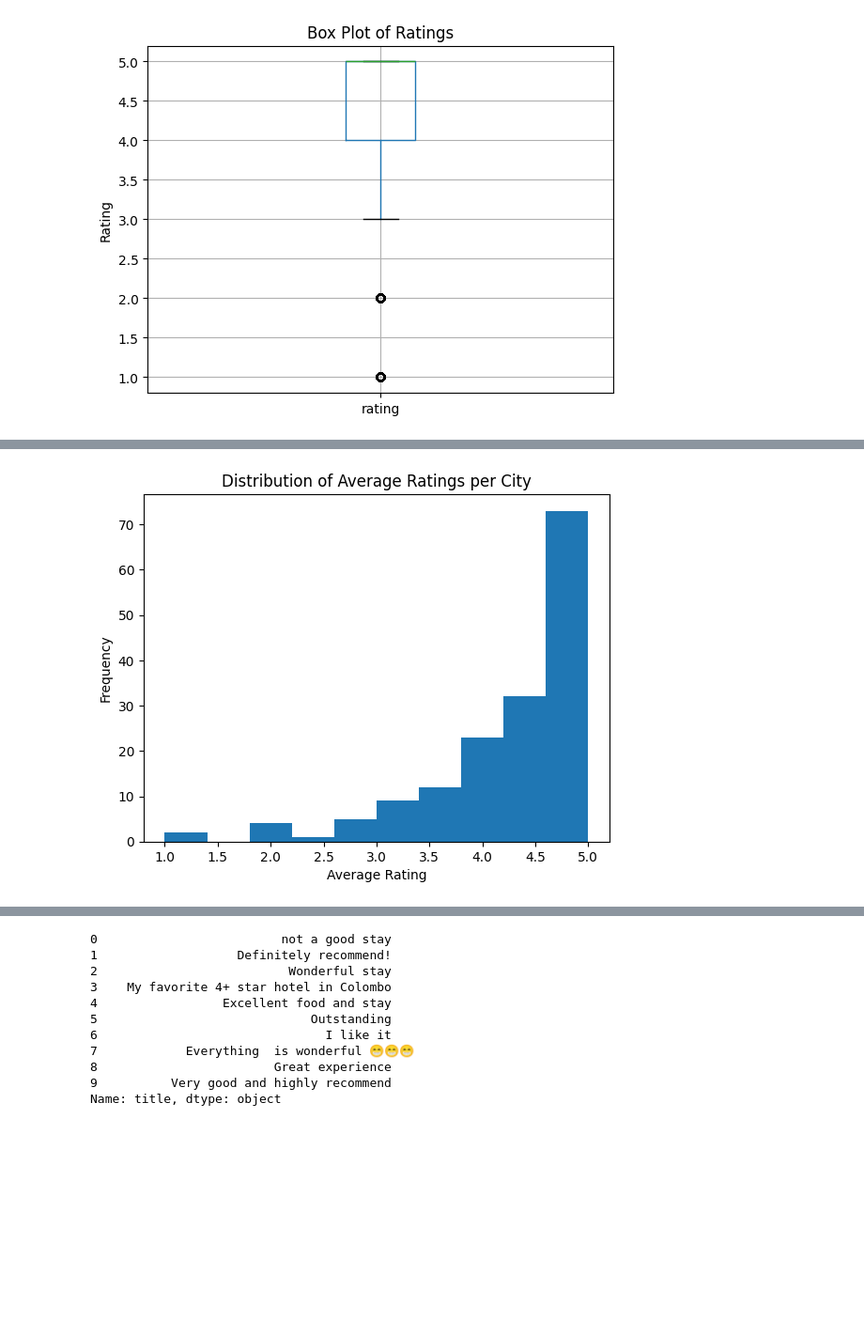
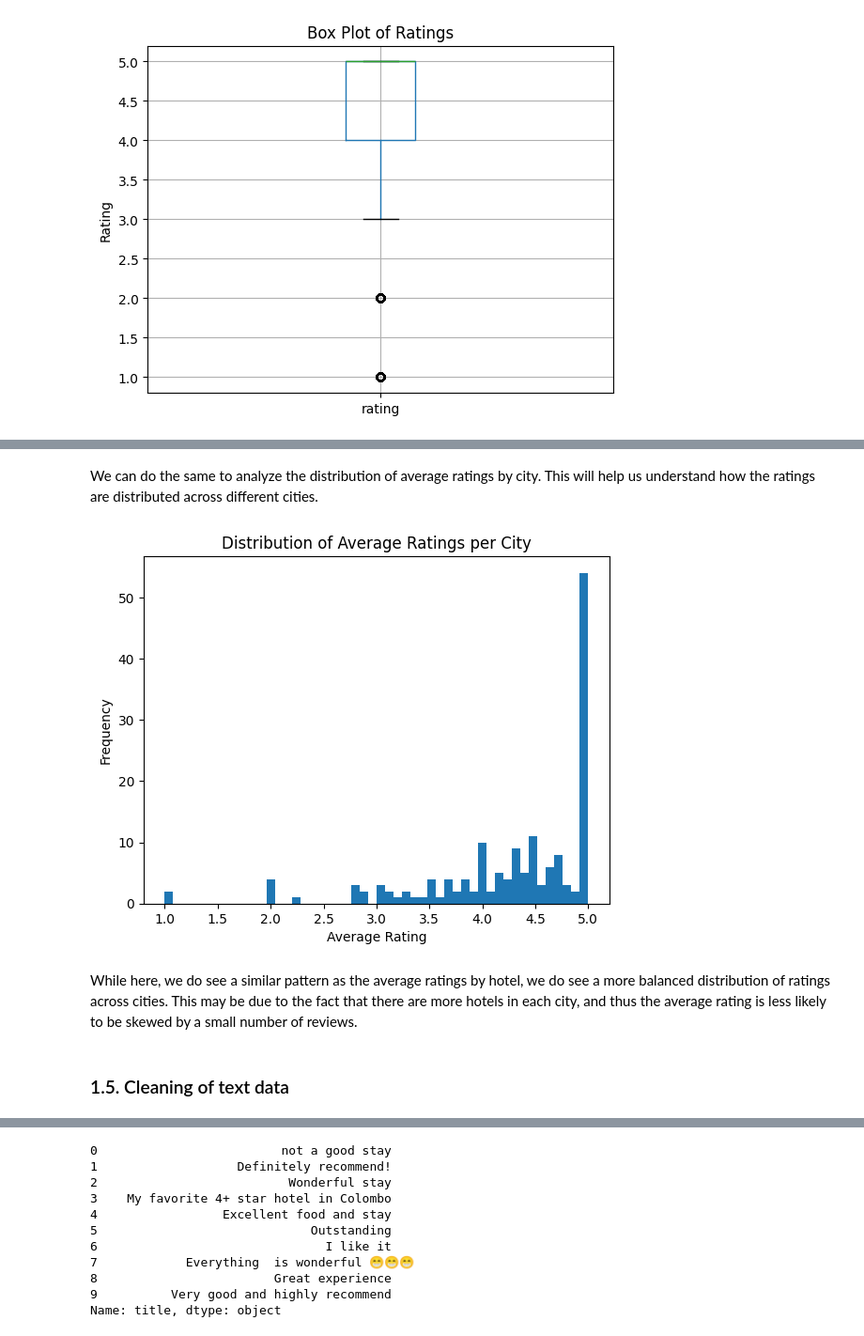
Before and after one commit to kaneeldias/sri-lanka-hotel-reviews, a Jupyter notebook: task-1-describe.ipynb, the cells around one changed output, grey strips where cells are left out. Shown at 94% size. Drawn from its saved outputs; the diff is of its cells as text; code cells hidden in the pictures; blank space fills up the shorter version.

```diff
--- a/task-1-describe.ipynb
+++ b/task-1-describe.ipynb
@@ -139,11 +220,17 @@ plt.show()
+# %% [markdown]
+We can do the same to analyze the distribution of average ratings by city. This will help us understand how the ratings are distributed across different cities.
 # %%
 # Plot average rating for city, plot histogram of the average ratings
 avg_rating_per_city = reviews.groupby("city")["rating"].mean().sort_values(ascending=False)
 # histogram of average ratings
-avg_rating_per_city.plot(kind='hist', bins=10)
+avg_rating_per_city.plot(kind='hist', bins=50)
 plt.xlabel("Average Rating")
 plt.ylabel("Frequency")
 plt.title("Distribution of Average Ratings per City")
 plt.show()
 # %% [output]
-[figure, old version]
+[figure, new version]
+# %% [markdown]
+While here, we do see a similar pattern as the average ratings by hotel, we do see a more balanced distribution of ratings across cities. This may be due to the fact that there are more hotels in each city, and thus the average rating is less likely to be skewed by a small number of reviews.
+# %% [markdown]
+### 1.5. Cleaning of text data
```
Also changed, not shown: parts of 57 cells of this notebook.
